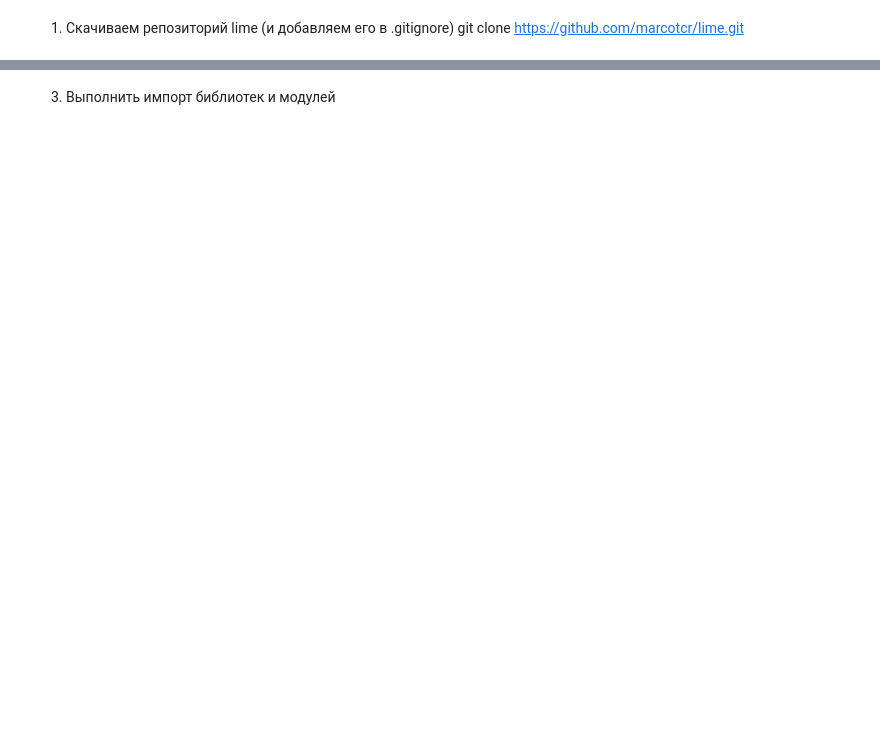
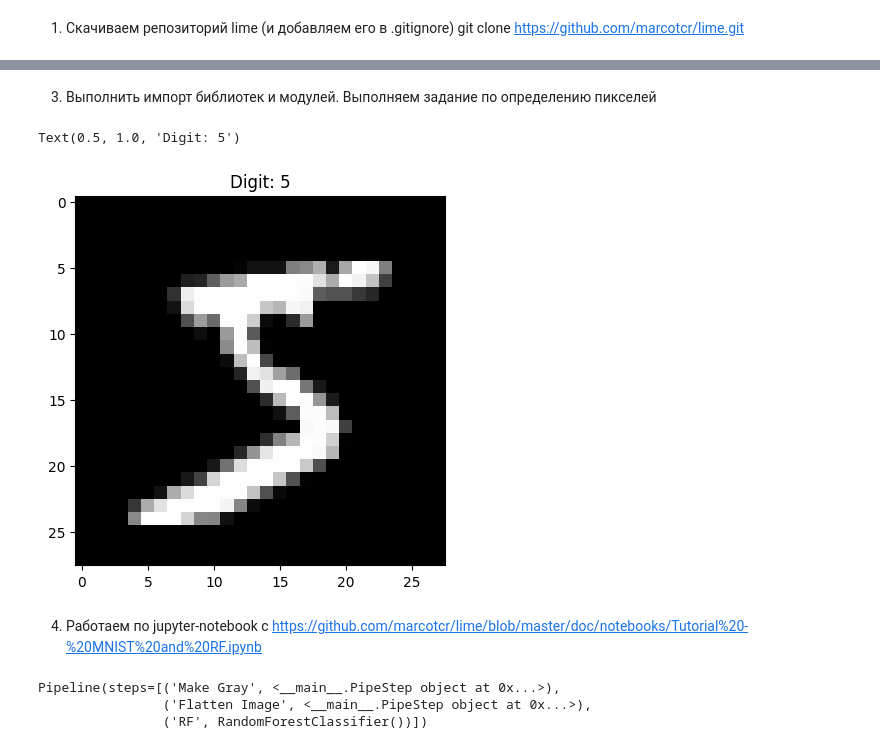
Before and after one commit to nocturnalq/azsii, a Jupyter notebook: prz5/AZSII_prz_5.ipynb, the cells around one changed output, grey strips where cells are left out. Cells and saved outputs as stored; diff of their text form; code cells hidden in the pictures; blank space fills up the shorter version.

Commit message:
lab1: add jupyter notebook, partly done on google collab

```diff
--- a/prz5/AZSII_prz_5.ipynb
+++ b/prz5/AZSII_prz_5.ipynb
@@ -24,29 +24,39 @@ Successfully installed imageio-2.33.1 lazy_loader-0.3 lime-0.2.0.1 scikit-image-
 [notice] A new release of pip is available: 23.1.2 -> 23.3.2
 [notice] To update, run: pip3 install --upgrade pip
 # %% [markdown]
-3. Выполнить импорт библиотек и модулей
+3. Выполнить импорт библиотек и модулей. Выполняем задание по определению пикселей
 # %%
 import numpy as np
 import matplotlib.pyplot as plt
 from skimage.color import gray2rgb, rgb2gray, label2rgb
 
 from sklearn.datasets import fetch_openml
 
-### Обход ошибки SSL CERTIFICATE
+### SSL CERTIFICATE error fix
 import requests
 requests.packages.urllib3.disable_warnings()
 import ssl
 
 try:
     _create_unverified_https_context = ssl._create_unverified_context
 except AttributeError:
     # Legacy Python that doesn't verify HTTPS certificates by default
     pass
 else:
     # Handle target environment that doesn't support HTTPS verification
     ssl._create_default_https_context = _create_unverified_https_context
 
 
 mnist = fetch_openml('mnist_784')
 X_vec = np.stack([gray2rgb(iimg) for iimg in mnist.data.values.astype(np.uint8).reshape((-1, 28, 28))],0).astype(np.uint8)
 y_vec = mnist.target.astype(np.uint8)
+
+%matplotlib inline
+fig, ax1 = plt.subplots(1,1)
+ax1.imshow(X_vec[0], interpolation = 'none')
+ax1.set_title('Digit: {}'.format(y_vec[0]))
+# %% [output]
+Text(0.5, 1.0, 'Digit: 5')
+[figure, added]
+# %% [markdown]
+4. Работаем по jupyter-notebook с https://github.com/marcotcr/lime/blob/master/doc/notebooks/Tutorial%20-%20MNIST%20and%20RF.ipynb
@@ -52,0 +95,6 @@ y_vec = mnist.target.astype(np.uint8)
+# %%
+simple_rf_pipeline.fit(X_train, y_train)
+# %% [output]
+Pipeline(steps=[('Make Gray', <__main__.PipeStep object at 0x...>),
+                ('Flatten Image', <__main__.PipeStep object at 0x...>),
+                ('RF', RandomForestClassifier())])
```
Also changed, not shown: parts of 12 cells of this notebook, 2 other files.
